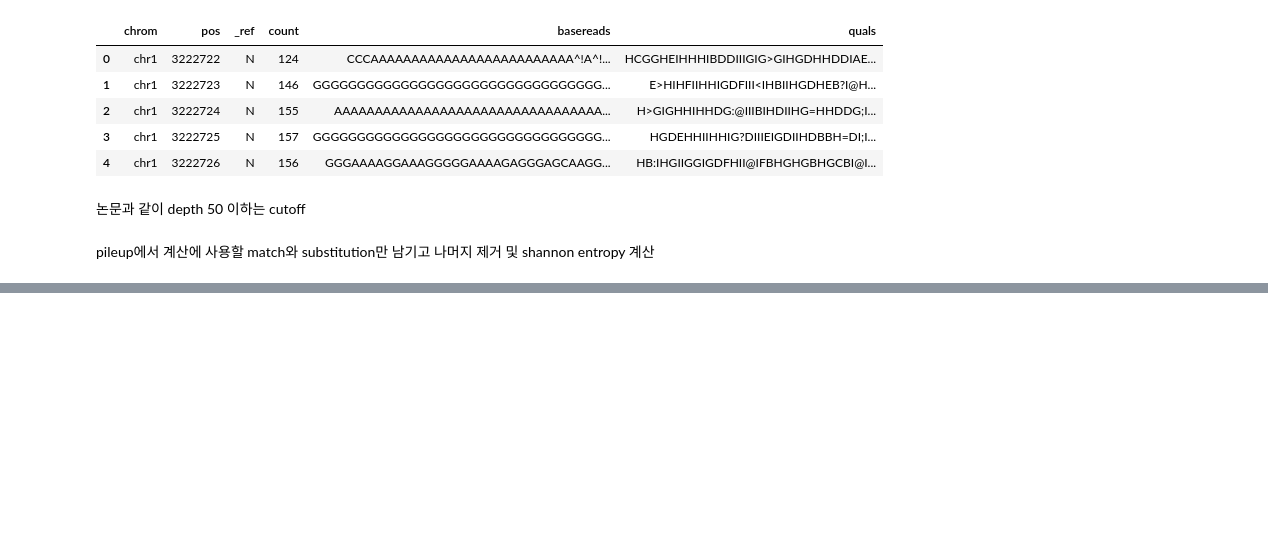
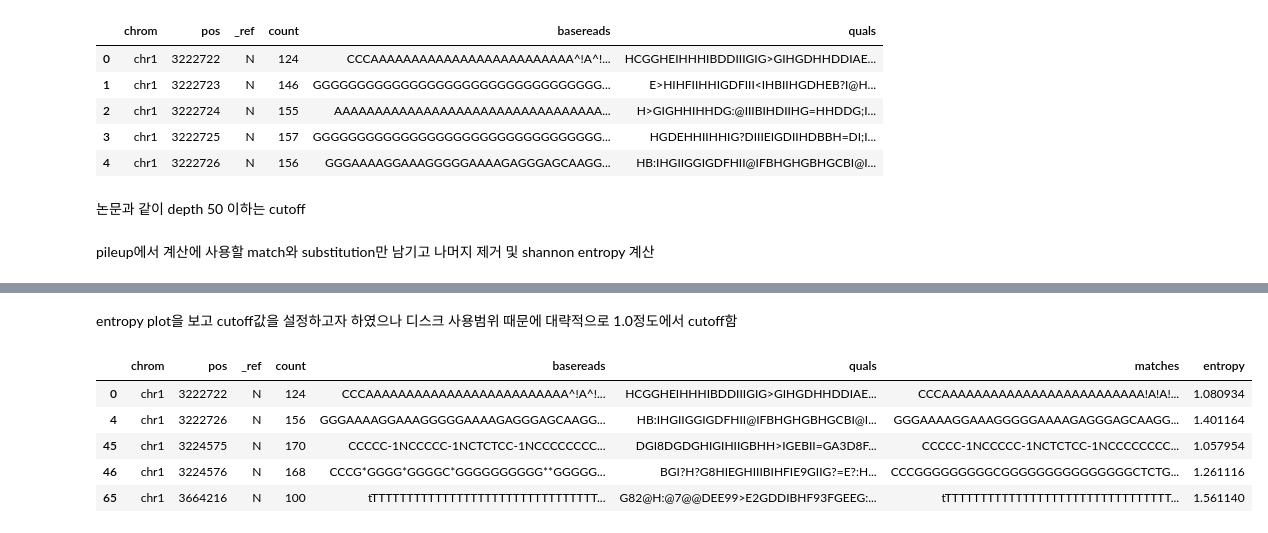
Before and after one commit to JS19563255/2022bioinfo1_project, a Jupyter notebook: myownproject/script.ipynb, the cells around one changed output, grey strips where cells are left out. Drawn from its saved outputs; the diff is of its cells as text; code cells hidden in the pictures; blank space fills up the shorter version.

```diff
--- a/myownproject/script.ipynb
+++ b/myownproject/script.ipynb
@@ -143,4 +144,16 @@ filtered_pileup.head()
 | 2 | chr1 | 3222724 | N | 155 | AAAAAAAAAAAAAAAAAAAAAAAAAAAAAAAAA... | H>GIGHHIHHDG:@IIIBIHDIIHG=HHDDG;I... | AAAAAAAAAAAAAAAAAAAAAAAAAAAAAAAAA... | 0.351828 |
 | 3 | chr1 | 3222725 | N | 157 | GGGGGGGGGGGGGGGGGGGGGGGGGGGGGGGGG... | HGDEHHIIHHIG?DIIIEIGDIIHDBBH=DI;I... | GGGGGGGGGGGGGGGGGGGGGGGGGGGGGGGGG... | 0.203572 |
 | 4 | chr1 | 3222726 | N | 156 | GGGAAAAGGAAAGGGGGAAAAGAGGGAGCAAGG... | HB:IHGIIGGIGDFHII@IFBHGHGBHGCBI@I... | GGGAAAAGGAAAGGGGGAAAAGAGGGAGCAAGG... | 1.401164 |
+# %% [markdown]
+entropy plot을 보고 cutoff값을 설정하고자 하였으나 디스크 사용범위 때문에 대략적으로 1.0정도에서 cutoff함
+# %%
+final_data_pileup = filtered_pileup[(filtered_pileup['entropy'] >= 1.0)]
+final_data_pileup.head()
+# %% [output]
+|  | chrom | pos | _ref | count | basereads | quals | matches | entropy |
+| 0 | chr1 | 3222722 | N | 124 | CCCAAAAAAAAAAAAAAAAAAAAAAAAA^!A^!... | HCGGHEIHHHIBDDIIIGIG>GIHGDHHDDIAE... | CCCAAAAAAAAAAAAAAAAAAAAAAAAA!A!A!... | 1.080934 |
+| 4 | chr1 | 3222726 | N | 156 | GGGAAAAGGAAAGGGGGAAAAGAGGGAGCAAGG... | HB:IHGIIGGIGDFHII@IFBHGHGBHGCBI@I... | GGGAAAAGGAAAGGGGGAAAAGAGGGAGCAAGG... | 1.401164 |
+| 45 | chr1 | 3224575 | N | 170 | CCCCC-1NCCCCC-1NCTCTCC-1NCCCCCCCC... | DGI8DGDGHIGIHIIGBHH>IGEBII=GA3D8F... | CCCCC-1NCCCCC-1NCTCTCC-1NCCCCCCCC... | 1.057954 |
+| 46 | chr1 | 3224576 | N | 168 | CCCG*GGGG*GGGGC*GGGGGGGGGG**GGGGG... | BGI?H?G8HIEGHIIIBIHFIE9GIIG?=E?:H... | CCCGGGGGGGGGCGGGGGGGGGGGGGGGCTCTG... | 1.261116 |
+| 65 | chr1 | 3664216 | N | 100 | tTTTTTTTTTTTTTTTTTTTTTTTTTTTTTTTT... | G82@H:@7@@DEE99>E2GDDIBHF93FGEEG:... | tTTTTTTTTTTTTTTTTTTTTTTTTTTTTTTTT... | 1.561140 |
 # %%
```
Also changed, not shown: parts of 8 cells of this notebook.
